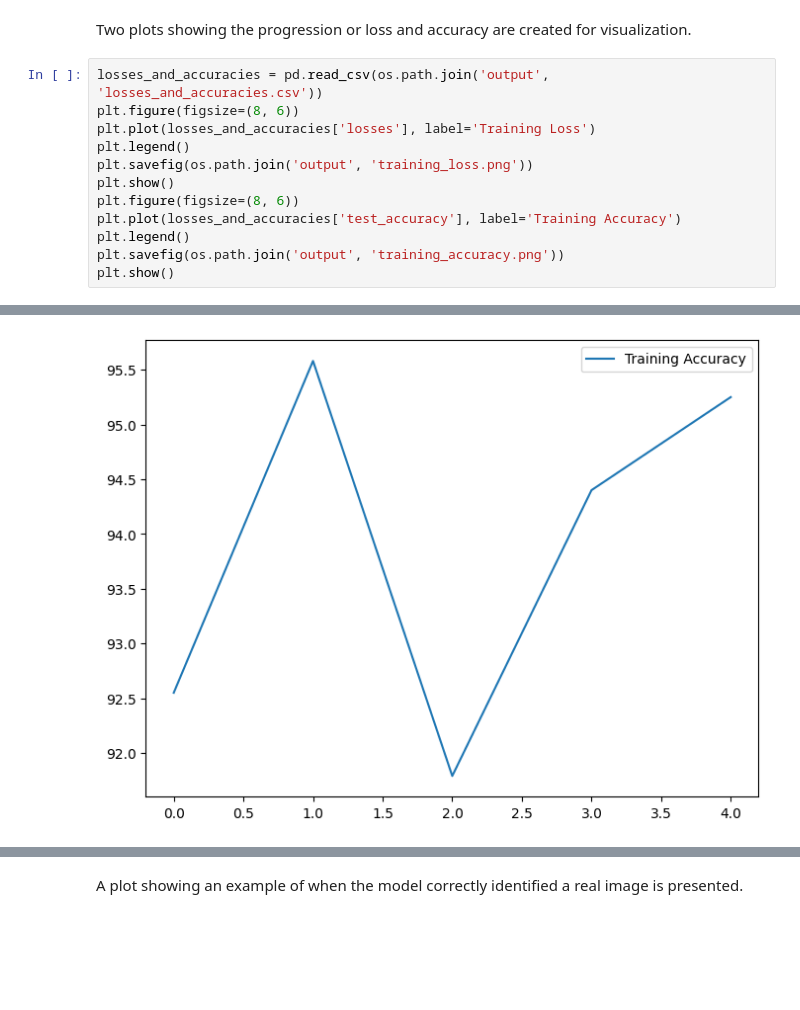
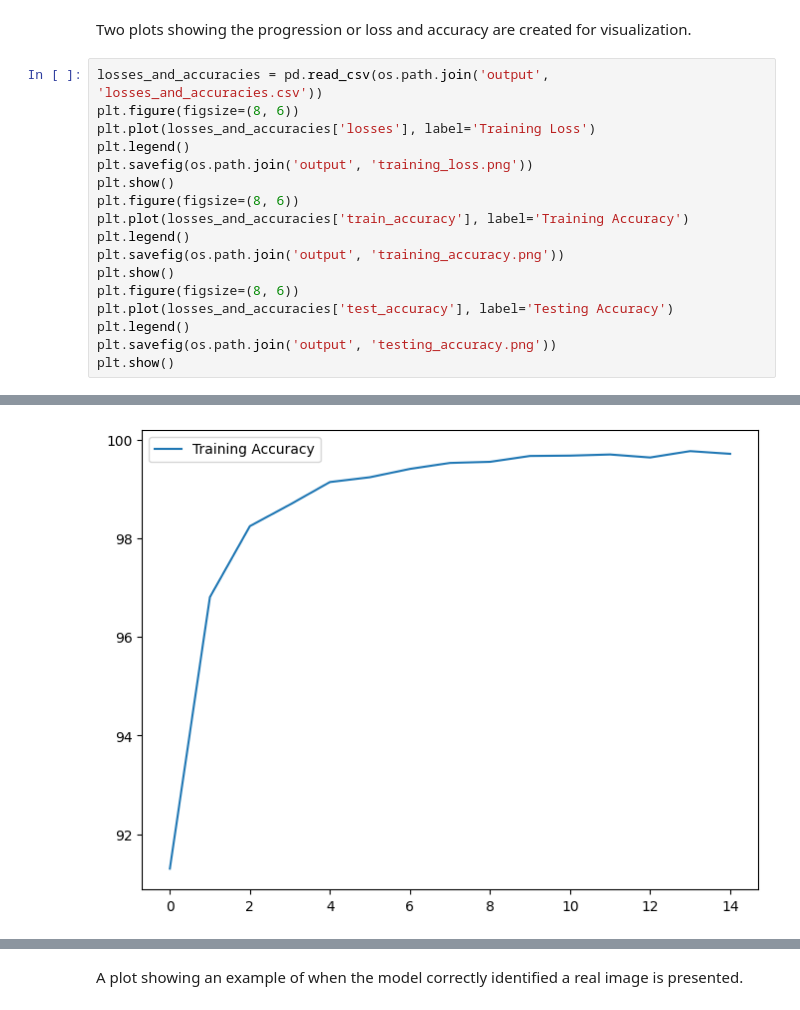
Before and after one commit to angelinabuysse/CS455_Final_Project_UG7, a Jupyter notebook: cnn.ipynb, the cells around one changed output, grey strips where cells are left out. Cells and saved outputs as stored; diff of their text form; blank space fills up the shorter version.

```diff
--- a/cnn.ipynb
+++ b/cnn.ipynb
@@ -262,8 +293,13 @@ plt.legend()
 plt.savefig(os.path.join('output', 'training_loss.png'))
 plt.show()
 plt.figure(figsize=(8, 6))
-plt.plot(losses_and_accuracies['test_accuracy'], label='Training Accuracy')
+plt.plot(losses_and_accuracies['train_accuracy'], label='Training Accuracy')
 plt.legend()
 plt.savefig(os.path.join('output', 'training_accuracy.png'))
 plt.show()
+plt.figure(figsize=(8, 6))
+plt.plot(losses_and_accuracies['test_accuracy'], label='Testing Accuracy')
+plt.legend()
+plt.savefig(os.path.join('output', 'testing_accuracy.png'))
+plt.show()
 # %% [output]
@@ -271 +307 @@ plt.show()
-[figure, old version]
+[figure, new version]
```
Also changed, not shown: parts of 12 cells of this notebook, 9 other files.
